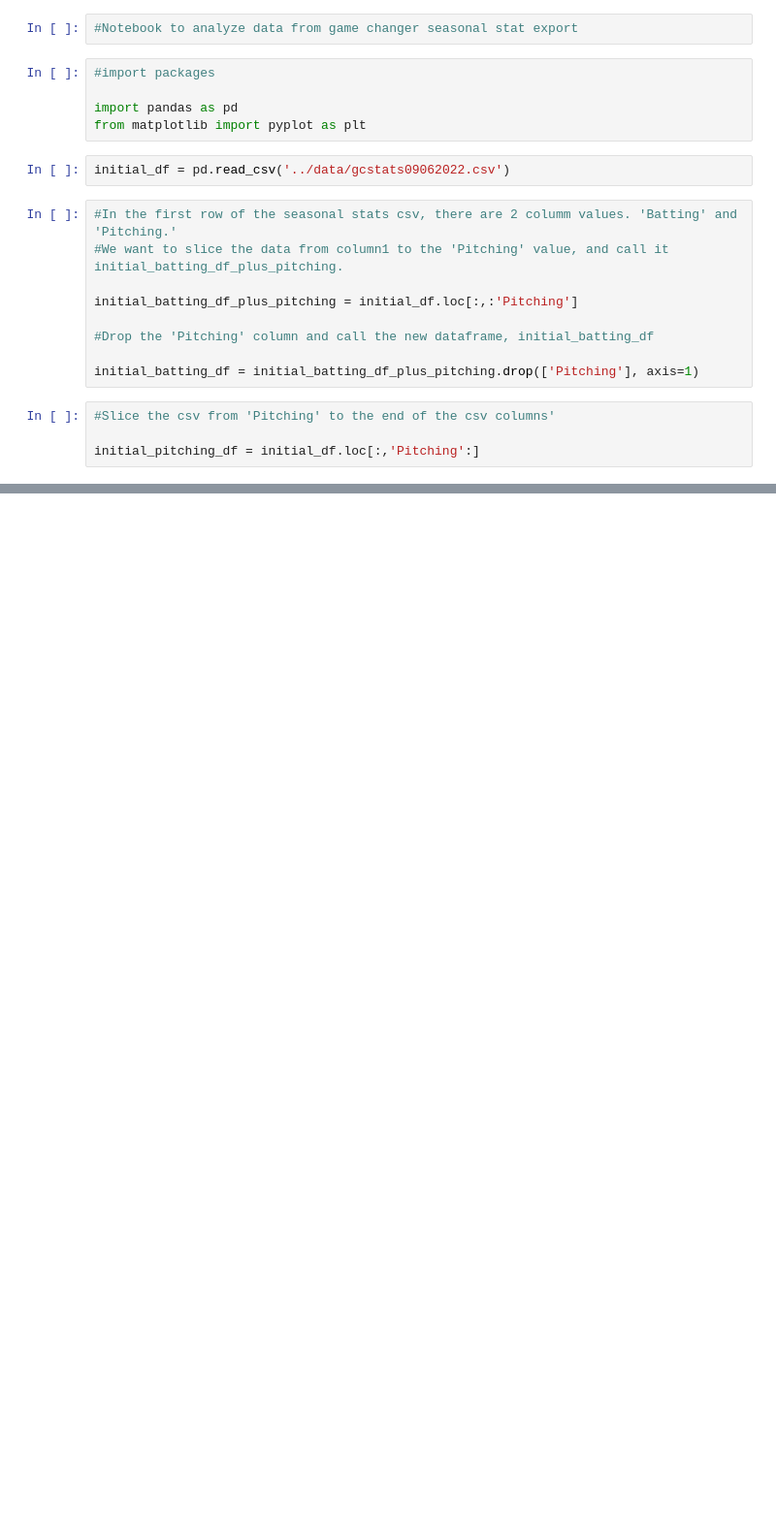
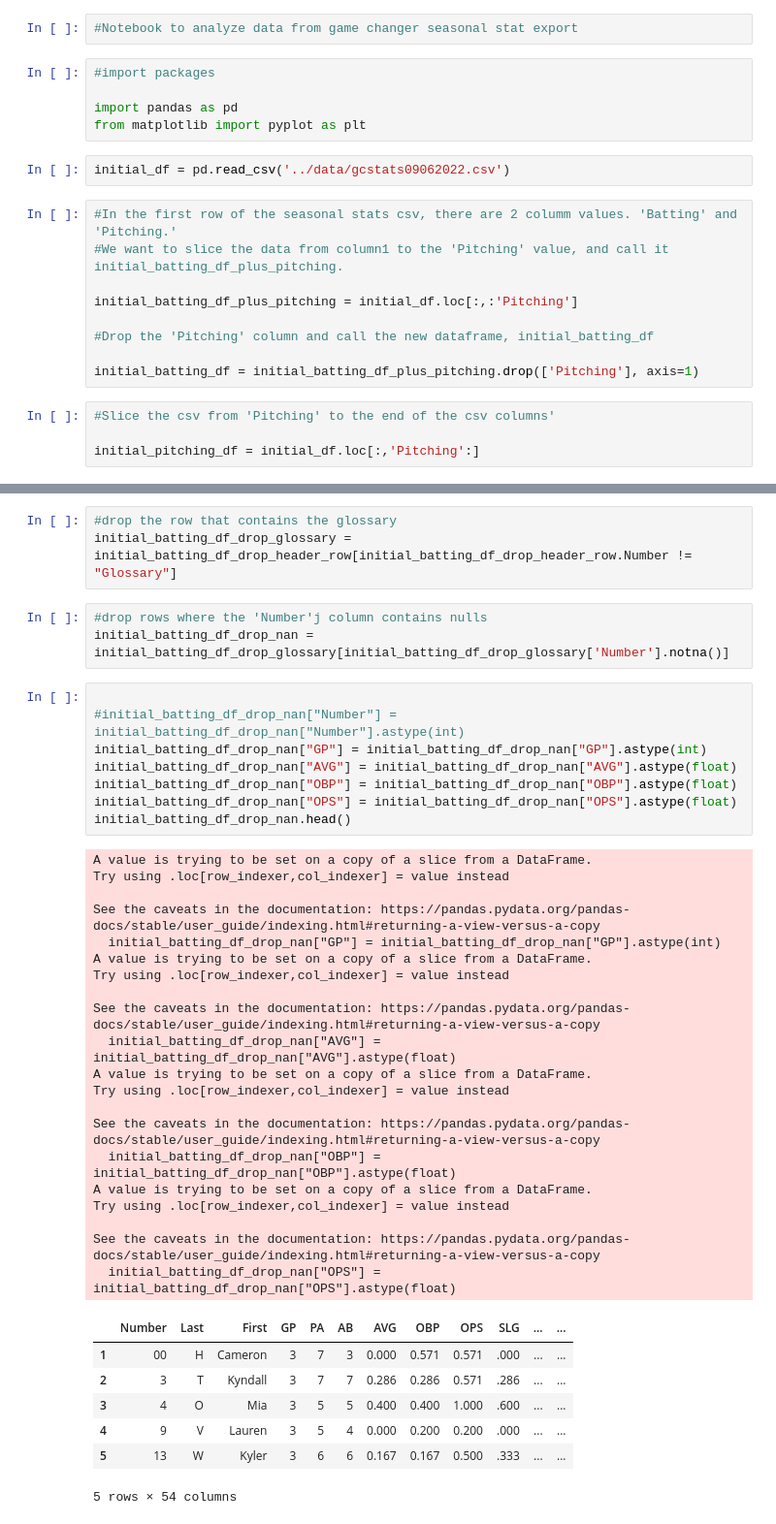
Before and after one commit to highsmithjd/softball, a Jupyter notebook: notebooks/gamechanger.ipynb, the cells around one changed output, grey strips where cells are left out. Shown at 97% size. Drawn from its saved outputs; the diff is of its cells as text; blank space fills up the shorter version.

```diff
--- a/notebooks/gamechanger.ipynb
+++ b/notebooks/gamechanger.ipynb
@@ -36,0 +37,42 @@ initial_pitching_df_drop_header_row.columns = new_pitching_header
+# %%
+#drop the row that contains the glossary
+initial_batting_df_drop_glossary = initial_batting_df_drop_header_row[initial_batting_df_drop_header_row.Number != "Glossary"]
+# %%
+#drop rows where the 'Number'j column contains nulls
+initial_batting_df_drop_nan = initial_batting_df_drop_glossary[initial_batting_df_drop_glossary['Number'].notna()]
+# %%
+
+#initial_batting_df_drop_nan["Number"] = initial_batting_df_drop_nan["Number"].astype(int)
+initial_batting_df_drop_nan["GP"] = initial_batting_df_drop_nan["GP"].astype(int)
+initial_batting_df_drop_nan["AVG"] = initial_batting_df_drop_nan["AVG"].astype(float)
+initial_batting_df_drop_nan["OBP"] = initial_batting_df_drop_nan["OBP"].astype(float)
+initial_batting_df_drop_nan["OPS"] = initial_batting_df_drop_nan["OPS"].astype(float)
+initial_batting_df_drop_nan.head()
+# %% [output]
+A value is trying to be set on a copy of a slice from a DataFrame.
+Try using .loc[row_indexer,col_indexer] = value instead
+
+See the caveats in the documentation: https://pandas.pydata.org/pandas-docs/stable/user_guide/indexing.html#returning-a-view-versus-a-copy
+  initial_batting_df_drop_nan["GP"] = initial_batting_df_drop_nan["GP"].astype(int)
+A value is trying to be set on a copy of a slice from a DataFrame.
+Try using .loc[row_indexer,col_indexer] = value instead
+
+See the caveats in the documentation: https://pandas.pydata.org/pandas-docs/stable/user_guide/indexing.html#returning-a-view-versus-a-copy
+  initial_batting_df_drop_nan["AVG"] = initial_batting_df_drop_nan["AVG"].astype(float)
+A value is trying to be set on a copy of a slice from a DataFrame.
+Try using .loc[row_indexer,col_indexer] = value instead
+
+See the caveats in the documentation: https://pandas.pydata.org/pandas-docs/stable/user_guide/indexing.html#returning-a-view-versus-a-copy
+  initial_batting_df_drop_nan["OBP"] = initial_batting_df_drop_nan["OBP"].astype(float)
+A value is trying to be set on a copy of a slice from a DataFrame.
+Try using .loc[row_indexer,col_indexer] = value instead
+
+See the caveats in the documentation: https://pandas.pydata.org/pandas-docs/stable/user_guide/indexing.html#returning-a-view-versus-a-copy
+  initial_batting_df_drop_nan["OPS"] = initial_batting_df_drop_nan["OPS"].astype(float)
+|  | Number | Last | First | GP | PA | AB | AVG | OBP | OPS | SLG | ... | ... |
+| 1 | 00 | H | Cameron | 3 | 7 | 3 | 0.000 | 0.571 | 0.571 | .000 | ... | ... |
+| 2 | 3 | T | Kyndall | 3 | 7 | 7 | 0.286 | 0.286 | 0.571 | .286 | ... | ... |
+| 3 | 4 | O | Mia | 3 | 5 | 5 | 0.400 | 0.400 | 1.000 | .600 | ... | ... |
+| 4 | 9 | V | Lauren | 3 | 5 | 4 | 0.000 | 0.200 | 0.200 | .000 | ... | ... |
+| 5 | 13 | W | Kyler | 3 | 6 | 6 | 0.167 | 0.167 | 0.500 | .333 | ... | ... |
+5 rows × 54 columns
```
Also changed, not shown: parts of 3 cells of this notebook.
